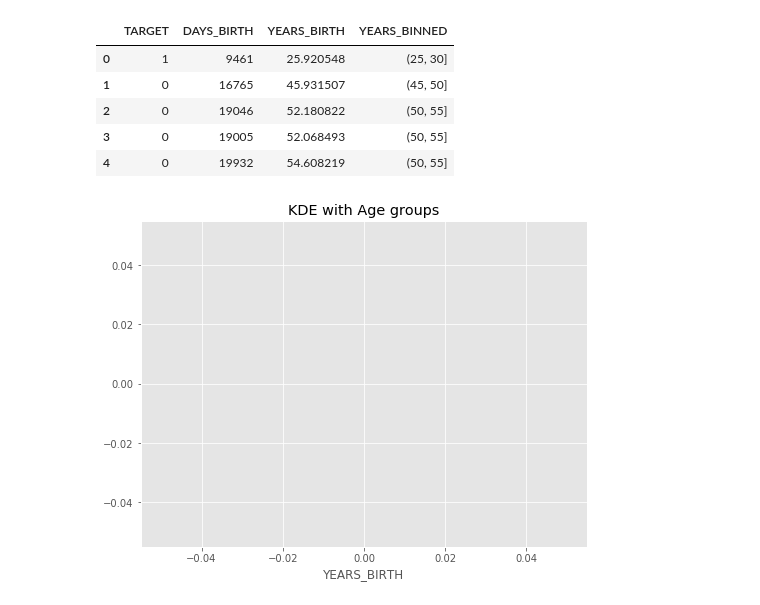
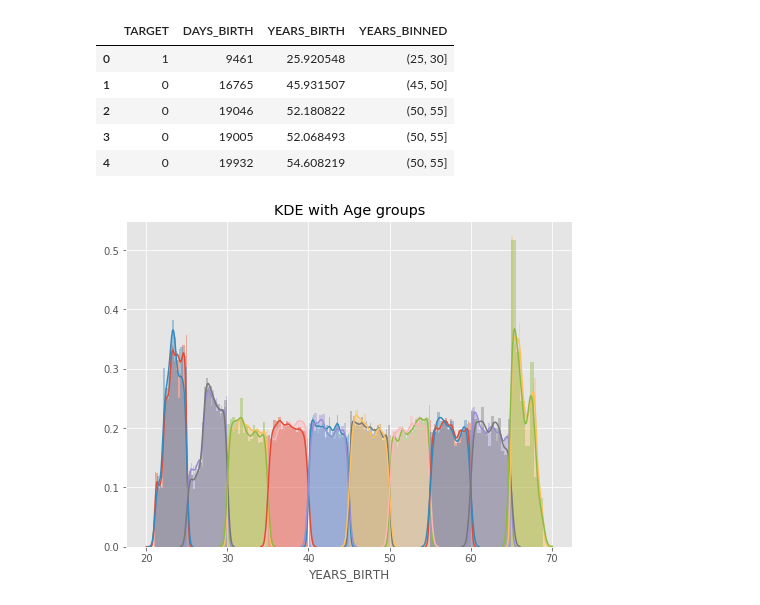
Before and after one commit to YRC0612/2nd-ML100Days, a Jupyter notebook: homework/Day_011_HW.ipynb, the cells around one changed output. Saved outputs shown, nothing was run; the diff lists cells and outputs as text; code cells hidden in the pictures.

```diff
--- a/homework/Day_011_HW.ipynb
+++ b/homework/Day_011_HW.ipynb
@@ -82,24 +82,23 @@ Name: YEARS_BINNED, dtype: int64
 # %%
 # 繪圖前先排序 / 分組
 """
 Your Code Here
 """
-
-year_group_sorted = ['(20, 25]','(25, 30]', '(30, 35]', '(35, 40]', '(40, 45]', '(45, 50]', '(50, 55]', '(55, 60]', '(60, 65]', '(65, 70]']
+year_group_sorted = np.sort(age_data['YEARS_BINNED'].unique())
 
 plt.figure(figsize=(8,6))
 
 
 for i in range(len(year_group_sorted)):
     sns.distplot(age_data.loc[(age_data['YEARS_BINNED'] == year_group_sorted[i]) & \
                               (age_data['TARGET'] == 0), 'YEARS_BIRTH'], label = str(year_group_sorted[i]))
 
     sns.distplot(age_data.loc[(age_data['YEARS_BINNED'] == year_group_sorted[i]) & \
                               (age_data['TARGET'] == 1), 'YEARS_BIRTH'], label = str(year_group_sorted[i]))
 plt.title('KDE with Age groups')
 plt.show()
 # %% [output]
-[figure, old version]
+[figure, new version]
 # %%
 # 計算每個年齡區間的 Target、DAYS_BIRTH與 YEARS_BIRTH 的平均值
 age_groups  = age_data.groupby('YEARS_BINNED').mean()
```
Also changed, not shown: parts of 2 cells of this notebook.
